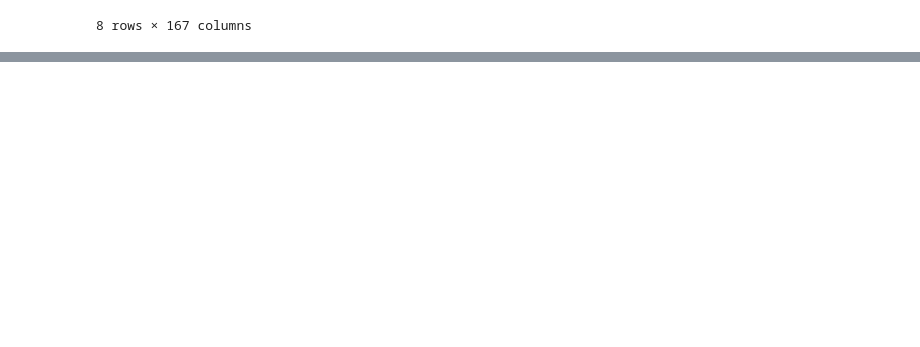
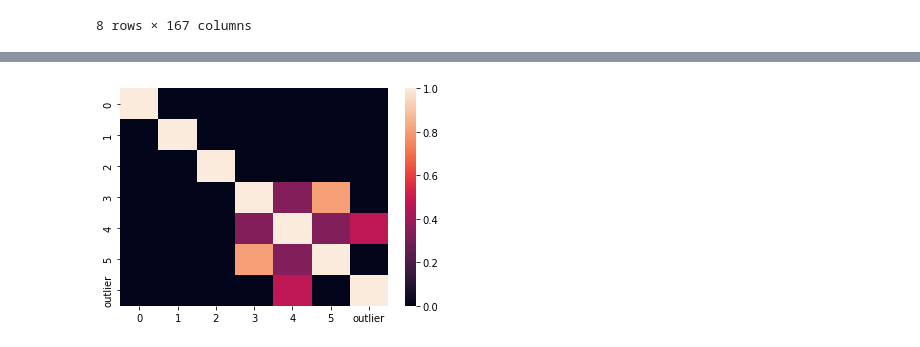
Before and after one commit to mishadobrits/anomaly_detector, a Jupyter notebook: EDA.ipynb, the cells around one changed output, grey strips where cells are left out. Cells and saved outputs as stored; diff of their text form; code cells hidden in the pictures; blank space fills up the shorter version.

Commit message:
Add correlation matrix, tried z-score

```diff
--- a/EDA.ipynb
+++ b/EDA.ipynb
@@ -130,3 +118,10 @@ sns.pairplot(df3, hue = 'outlier')
 # %%
 # видим, что больше всего на то, является ли элемент выбросом, влияют признаки 2 и 4
 # для двух других наборов данных признаков и объектов слишком много, чтобы построить качественный pairplot
+# %%
+def draw_sns_corr_matrix(df: pd.DataFrame) -> None:
+    sns.heatmap(df.corr() * (np.abs(df.corr()) > 0.3))
+# %%
+draw_sns_corr_matrix(df3) # видим какие пары признаков коррелируют, в частности видим некоторую корреляцию outlier
+# %% [output]
+[figure, added]
```
Also changed, not shown: parts of 4 cells of this notebook.
